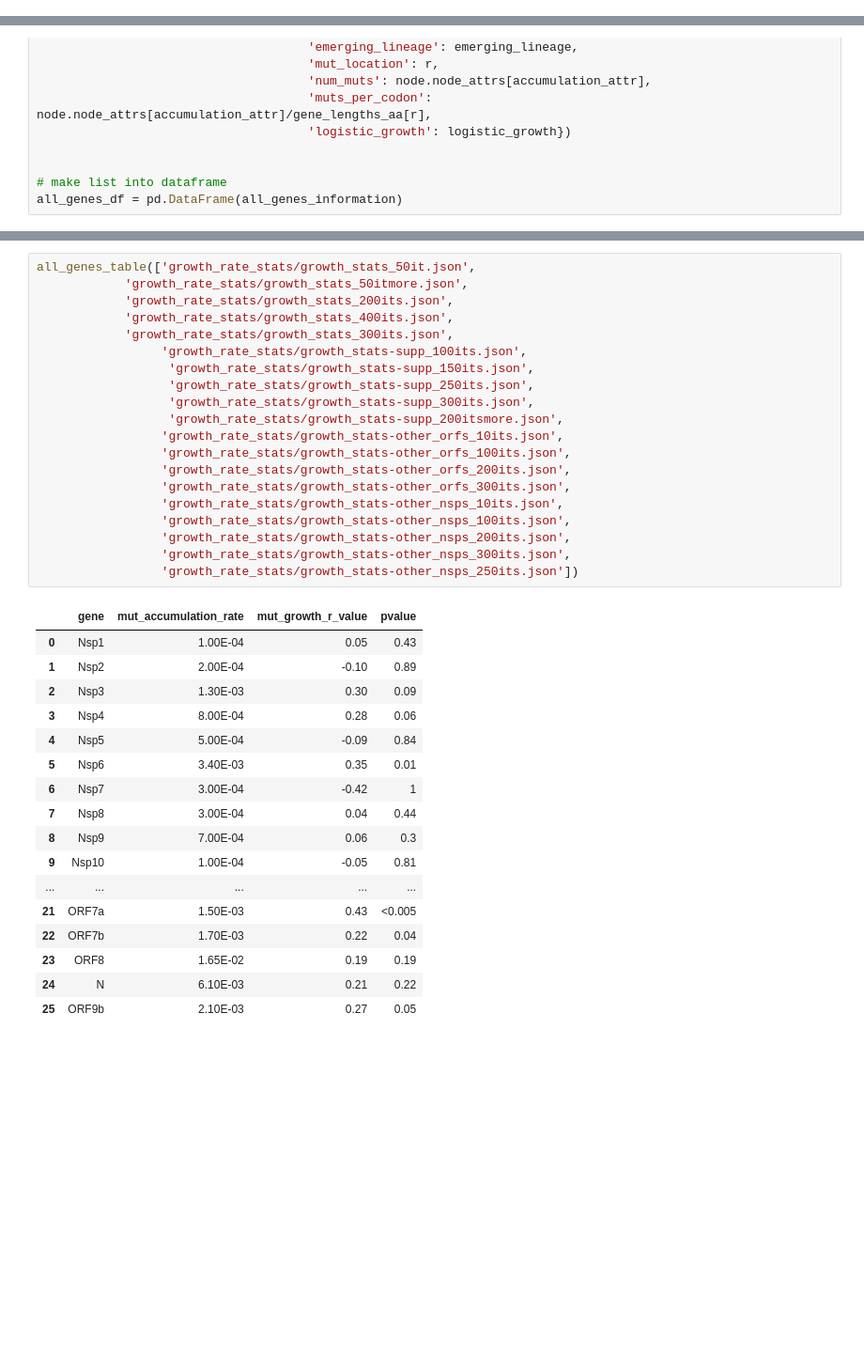
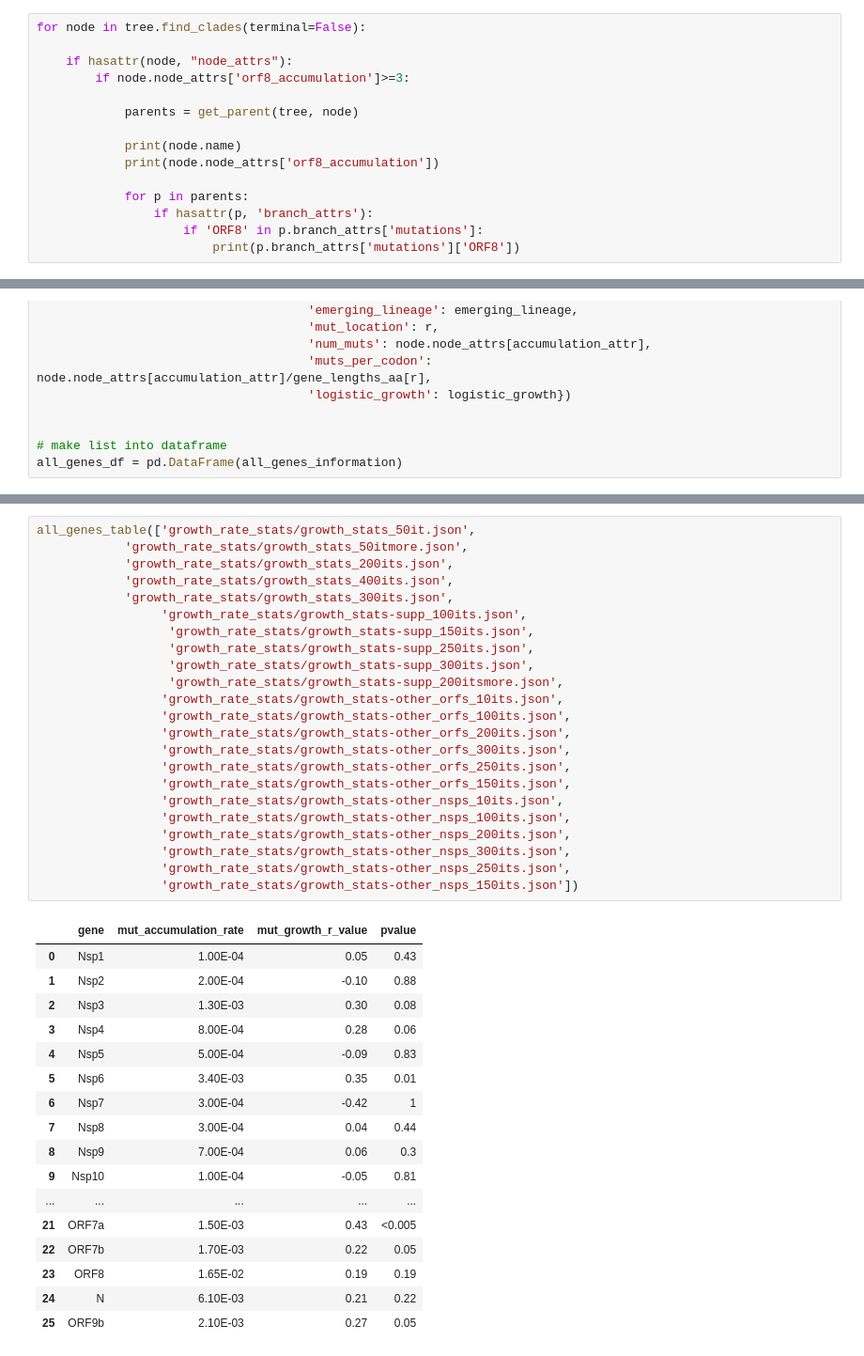
Before and after one commit to blab/sarscov2-adaptive-evolution, a Jupyter notebook: analysis/table1-comprehensive_mut_accumulation_analysis.ipynb, the cells around one changed output, grey strips where cells are left out. Shown at 94% size. Saved outputs shown, nothing was run; the diff lists cells and outputs as text; blank space fills up the shorter version.

```diff
--- a/analysis/table1-comprehensive_mut_accumulation_analysis.ipynb
+++ b/analysis/table1-comprehensive_mut_accumulation_analysis.ipynb
@@ -49,3 +49,18 @@ List all genes
 all_genes = ['Nsp1', 'Nsp2', 'Nsp3', 'Nsp4', 'Nsp5', 'Nsp6', 'Nsp7', 'Nsp8', 'Nsp9',
              'Nsp10', 'RdRp', 'Nsp13', 'Nsp14', 'Nsp15', 'Nsp16', 'S1', 'S2', 'ORF3a', 'E',
              'M', 'ORF6', 'ORF7a', 'ORF7b', 'ORF8', 'N', 'ORF9b']
+# %%
+for node in tree.find_clades(terminal=False):
+
+    if hasattr(node, "node_attrs"):
+        if node.node_attrs['orf8_accumulation']>=3:
+
+            parents = get_parent(tree, node)
+
+            print(node.name)
+            print(node.node_attrs['orf8_accumulation'])
+
+            for p in parents:
+                if hasattr(p, 'branch_attrs'):
+                    if 'ORF8' in p.branch_attrs['mutations']:
+                        print(p.branch_attrs['mutations']['ORF8'])
@@ -139,30 +173,33 @@ def all_genes_table(data_files):
 # %%
 all_genes_table(['growth_rate_stats/growth_stats_50it.json',
             'growth_rate_stats/growth_stats_50itmore.json',
             'growth_rate_stats/growth_stats_200its.json',
             'growth_rate_stats/growth_stats_400its.json',
             'growth_rate_stats/growth_stats_300its.json',
                  'growth_rate_stats/growth_stats-supp_100its.json',
                   'growth_rate_stats/growth_stats-supp_150its.json',
                   'growth_rate_stats/growth_stats-supp_250its.json',
                   'growth_rate_stats/growth_stats-supp_300its.json',
                   'growth_rate_stats/growth_stats-supp_200itsmore.json',
                  'growth_rate_stats/growth_stats-other_orfs_10its.json',
                  'growth_rate_stats/growth_stats-other_orfs_100its.json',
                  'growth_rate_stats/growth_stats-other_orfs_200its.json',
                  'growth_rate_stats/growth_stats-other_orfs_300its.json',
+                 'growth_rate_stats/growth_stats-other_orfs_250its.json',
+                 'growth_rate_stats/growth_stats-other_orfs_150its.json',
                  'growth_rate_stats/growth_stats-other_nsps_10its.json',
                  'growth_rate_stats/growth_stats-other_nsps_100its.json',
                  'growth_rate_stats/growth_stats-other_nsps_200its.json',
                  'growth_rate_stats/growth_stats-other_nsps_300its.json',
-                 'growth_rate_stats/growth_stats-other_nsps_250its.json'])
+                 'growth_rate_stats/growth_stats-other_nsps_250its.json',
+                 'growth_rate_stats/growth_stats-other_nsps_150its.json'])
 # %% [output]
 |  | gene | mut_accumulation_rate | mut_growth_r_value | pvalue |
 | 0 | Nsp1 | 1.00E-04 | 0.05 | 0.43 |
-| 1 | Nsp2 | 2.00E-04 | -0.10 | 0.89 |
-| 2 | Nsp3 | 1.30E-03 | 0.30 | 0.09 |
+| 1 | Nsp2 | 2.00E-04 | -0.10 | 0.88 |
+| 2 | Nsp3 | 1.30E-03 | 0.30 | 0.08 |
 | 3 | Nsp4 | 8.00E-04 | 0.28 | 0.06 |
-| 4 | Nsp5 | 5.00E-04 | -0.09 | 0.84 |
+| 4 | Nsp5 | 5.00E-04 | -0.09 | 0.83 |
 | 5 | Nsp6 | 3.40E-03 | 0.35 | 0.01 |
 | 6 | Nsp7 | 3.00E-04 | -0.42 | 1 |
 | 7 | Nsp8 | 3.00E-04 | 0.04 | 0.44 |
@@ -170,7 +207,7 @@ all_genes_table(['growth_rate_stats/growth_stats_50it.json',
 | 9 | Nsp10 | 1.00E-04 | -0.05 | 0.81 |
 | ... | ... | ... | ... | ... |
 | 21 | ORF7a | 1.50E-03 | 0.43 | <0.005 |
-| 22 | ORF7b | 1.70E-03 | 0.22 | 0.04 |
+| 22 | ORF7b | 1.70E-03 | 0.22 | 0.05 |
 | 23 | ORF8 | 1.65E-02 | 0.19 | 0.19 |
 | 24 | N | 6.10E-03 | 0.21 | 0.22 |
 | 25 | ORF9b | 2.10E-03 | 0.27 | 0.05 |
```
Also changed, not shown: parts of 2 cells of this notebook, 5 other files.
